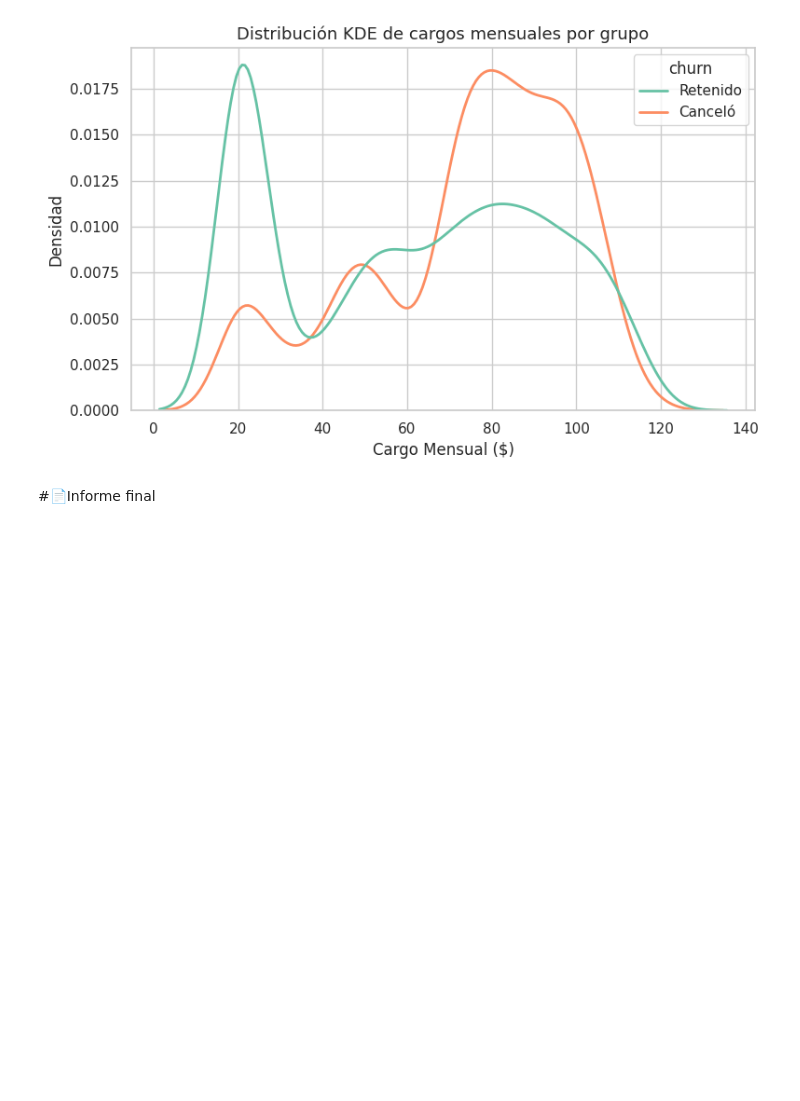
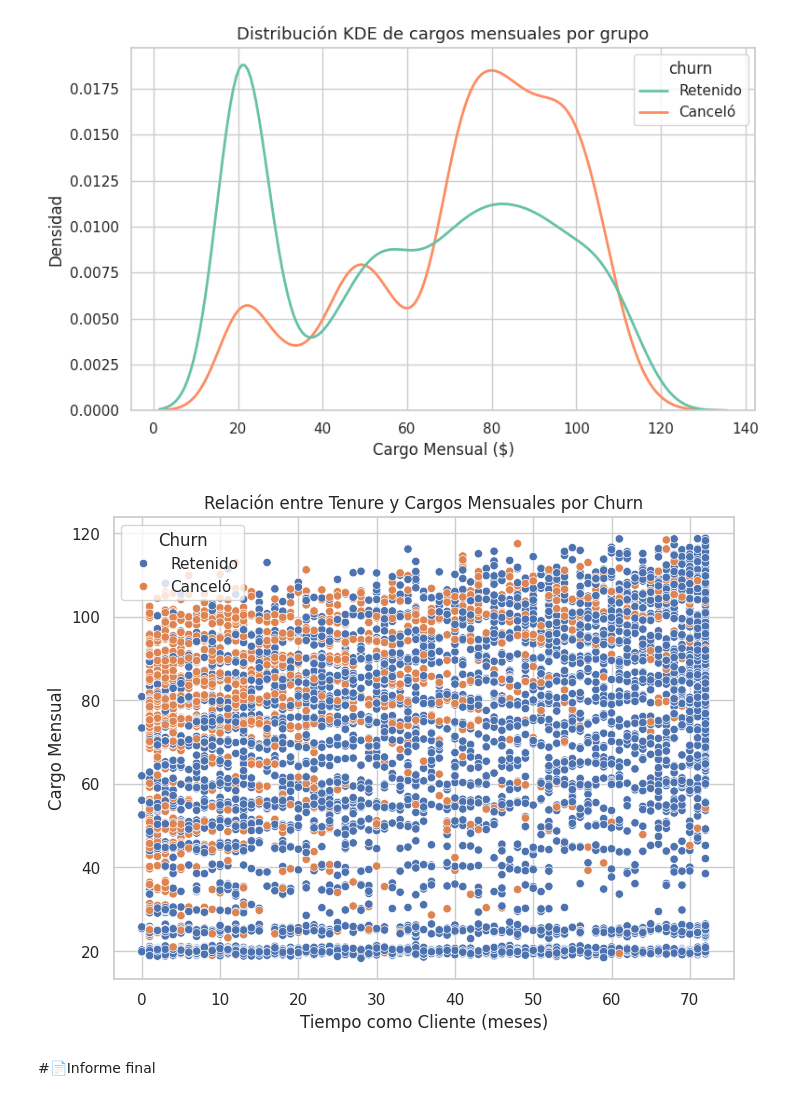
Before and after one commit to VicM678/TelecomX_LATAM, a Jupyter notebook: TelecomX_LATAM.ipynb, the cells around one changed output. Cells and saved outputs as stored; diff of their text form; code cells hidden in the pictures; blank space fills up the shorter version.

```diff
--- a/TelecomX_LATAM.ipynb
+++ b/TelecomX_LATAM.ipynb
@@ -396,5 +396,18 @@ plt.tight_layout()
 plt.show()
 # %% [output]
 [figure]
+# %%
+import seaborn as sns
+import matplotlib.pyplot as plt
+
+plt.figure(figsize=(8,6))
+sns.scatterplot(data=df_plot, x='customer_tenure', y='account_charges.monthly', hue='churn')
+plt.title('Relación entre Tenure y Cargos Mensuales por Churn')
+plt.xlabel('Tiempo como Cliente (meses)')
+plt.ylabel('Cargo Mensual')
+plt.legend(title='Churn')
+plt.show()
+# %% [output]
+[figure, added]
 # %% [markdown]
 #📄Informe final
```
